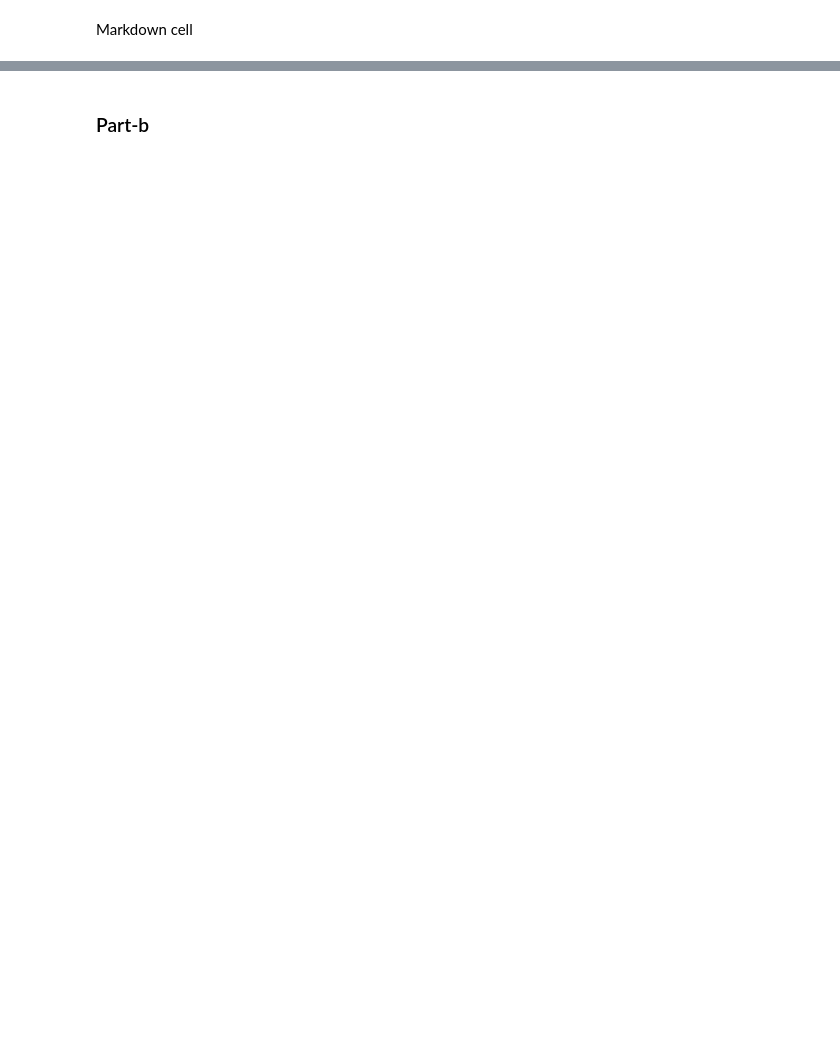
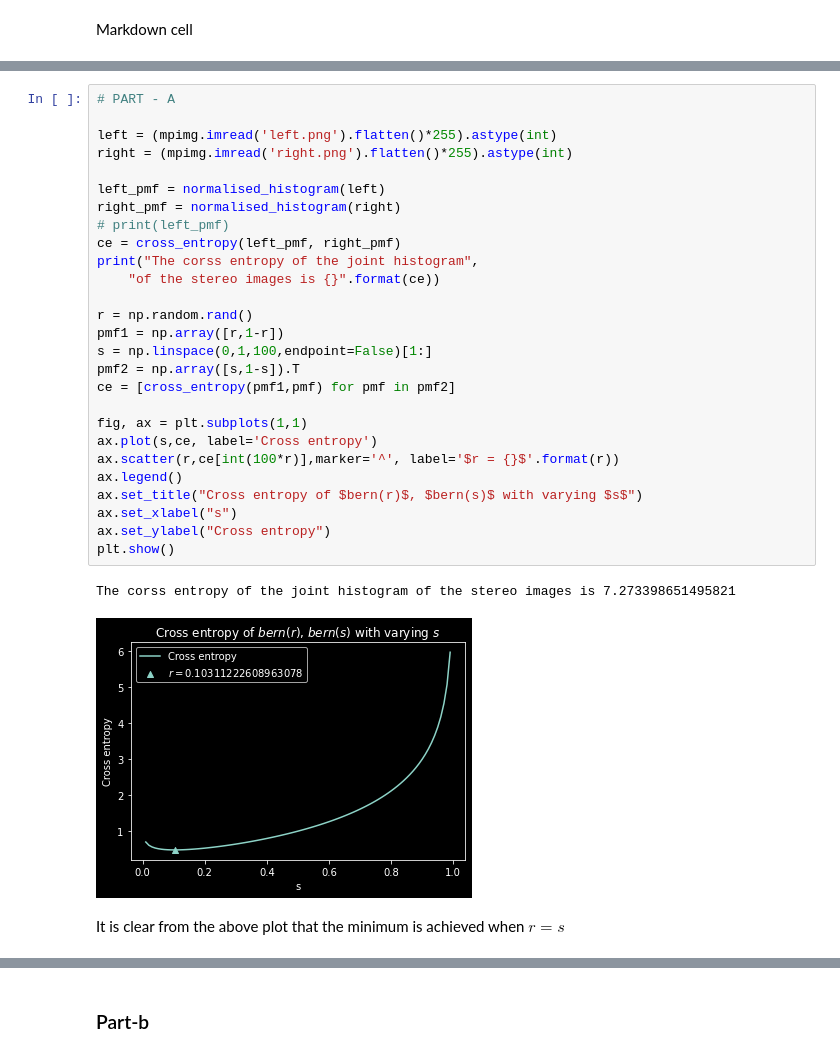
Before and after one commit to cmaspi/AI2100, a Jupyter notebook: assignment-2/ai20btech11006-hw2.ipynb, the cells around one changed output, grey strips where cells are left out. Saved outputs shown, nothing was run; the diff lists cells and outputs as text; blank space fills up the shorter version.

```diff
--- a/assignment-2/ai20btech11006-hw2.ipynb
+++ b/assignment-2/ai20btech11006-hw2.ipynb
@@ -120,0 +116,32 @@ InvalidPmf = np.array([[0.125, 0.0625, 0.0625, 0.25], [1/16, 1/8, 1/16, 0],\
+# %%
+# PART - A
+
+left = (mpimg.imread('left.png').flatten()*255).astype(int)
+right = (mpimg.imread('right.png').flatten()*255).astype(int)
+
+left_pmf = normalised_histogram(left)
+right_pmf = normalised_histogram(right)
+# print(left_pmf)
+ce = cross_entropy(left_pmf, right_pmf)
+print("The corss entropy of the joint histogram",
+    "of the stereo images is {}".format(ce))
+
+r = np.random.rand()
+pmf1 = np.array([r,1-r])
+s = np.linspace(0,1,100,endpoint=False)[1:]
+pmf2 = np.array([s,1-s]).T
+ce = [cross_entropy(pmf1,pmf) for pmf in pmf2]
+
+fig, ax = plt.subplots(1,1)
+ax.plot(s,ce, label='Cross entropy')
+ax.scatter(r,ce[int(100*r)],marker='^', label='$r = {}$'.format(r))
+ax.legend()
+ax.set_title("Cross entropy of $bern(r)$, $bern(s)$ with varying $s$")
+ax.set_xlabel("s")
+ax.set_ylabel("Cross entropy")
+plt.show()
+# %% [output]
+The corss entropy of the joint histogram of the stereo images is 7.273398651495821
+[figure, added]
+# %% [markdown]
+It is clear from the above plot that the minimum is achieved when $r=s$
```
Also changed, not shown: parts of 7 cells of this notebook, 2 other files.
